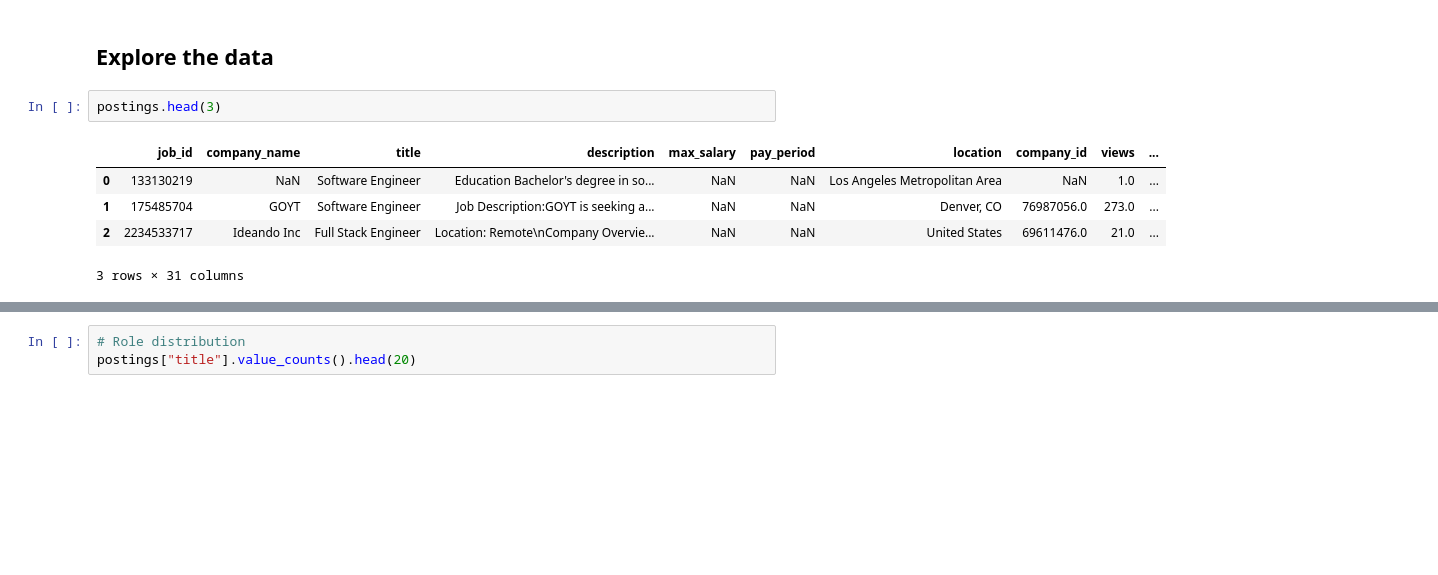
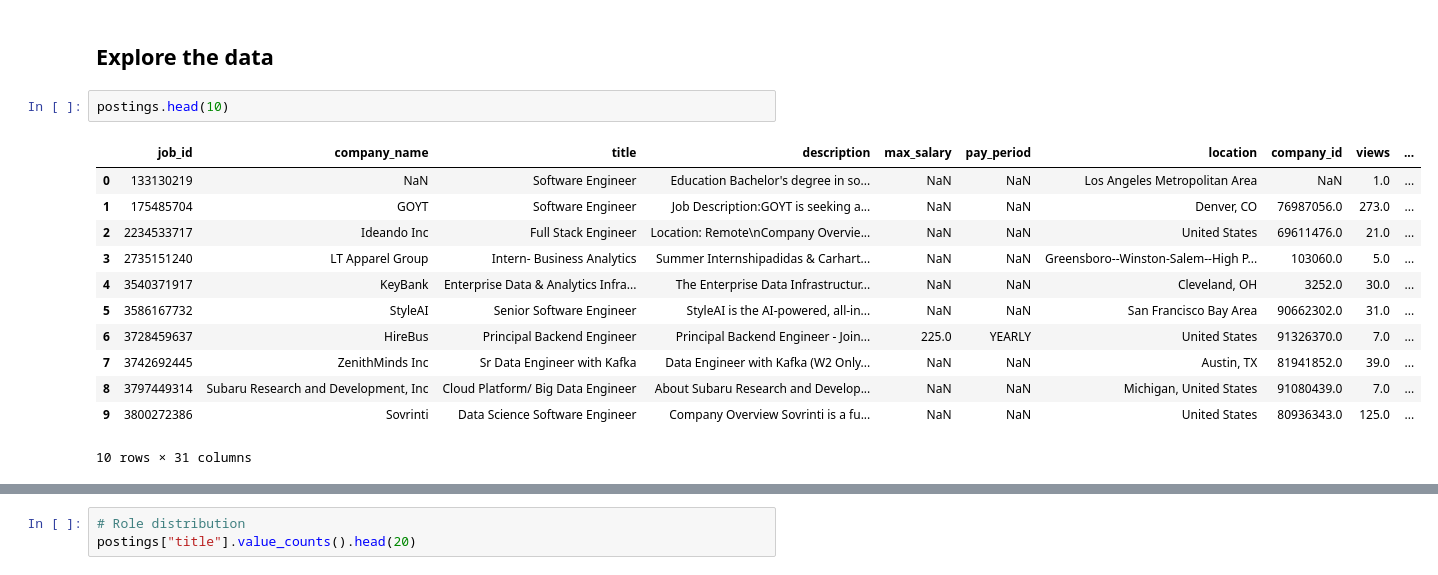
Before and after one commit to ajmcastro/jobmarket, a Jupyter notebook: mleng_take_home_task.ipynb, the cells around one changed output, grey strips where cells are left out. Drawn from its saved outputs; the diff is of its cells as text; blank space fills up the shorter version.

```diff
--- a/mleng_take_home_task.ipynb
+++ b/mleng_take_home_task.ipynb
@@ -227,10 +227,17 @@ Industries: 422
 # %% [markdown]
 ## Explore the data
 # %%
-postings.head(3)
+postings.head(10)
 # %% [output]
 |  | job_id | company_name | title | description | max_salary | pay_period | location | company_id | views | ... |
 | 0 | 133130219 | NaN | Software Engineer | Education Bachelor's degree in so... | NaN | NaN | Los Angeles Metropolitan Area | NaN | 1.0 | ... |
 | 1 | 175485704 | GOYT | Software Engineer | Job Description:GOYT is seeking a... | NaN | NaN | Denver, CO | 76987056.0 | 273.0 | ... |
 | 2 | 2234533717 | Ideando Inc | Full Stack Engineer | Location: Remote\nCompany Overvie... | NaN | NaN | United States | 69611476.0 | 21.0 | ... |
+| 3 | 2735151240 | LT Apparel Group | Intern- Business Analytics | Summer Internshipadidas & Carhart... | NaN | NaN | Greensboro--Winston-Salem--High P... | 103060.0 | 5.0 | ... |
+| 4 | 3540371917 | KeyBank | Enterprise Data & Analytics Infra... | The Enterprise Data Infrastructur... | NaN | NaN | Cleveland, OH | 3252.0 | 30.0 | ... |
+| 5 | 3586167732 | StyleAI | Senior Software Engineer | StyleAI is the AI-powered, all-in... | NaN | NaN | San Francisco Bay Area | 90662302.0 | 31.0 | ... |
+| 6 | 3728459637 | HireBus | Principal Backend Engineer | Principal Backend Engineer - Join... | 225.0 | YEARLY | United States | 91326370.0 | 7.0 | ... |
+| 7 | 3742692445 | ZenithMinds Inc | Sr Data Engineer with Kafka | Data Engineer with Kafka (W2 Only... | NaN | NaN | Austin, TX | 81941852.0 | 39.0 | ... |
+| 8 | 3797449314 | Subaru Research and Development, Inc | Cloud Platform/ Big Data Engineer | About Subaru Research and Develop... | NaN | NaN | Michigan, United States | 91080439.0 | 7.0 | ... |
+| 9 | 3800272386 | Sovrinti | Data Science Software Engineer | Company Overview Sovrinti is a fu... | NaN | NaN | United States | 80936343.0 | 125.0 | ... |
-3 rows × 31 columns
+10 rows × 31 columns
```
Also changed, not shown: parts of 10 cells of this notebook, 4 other files.
